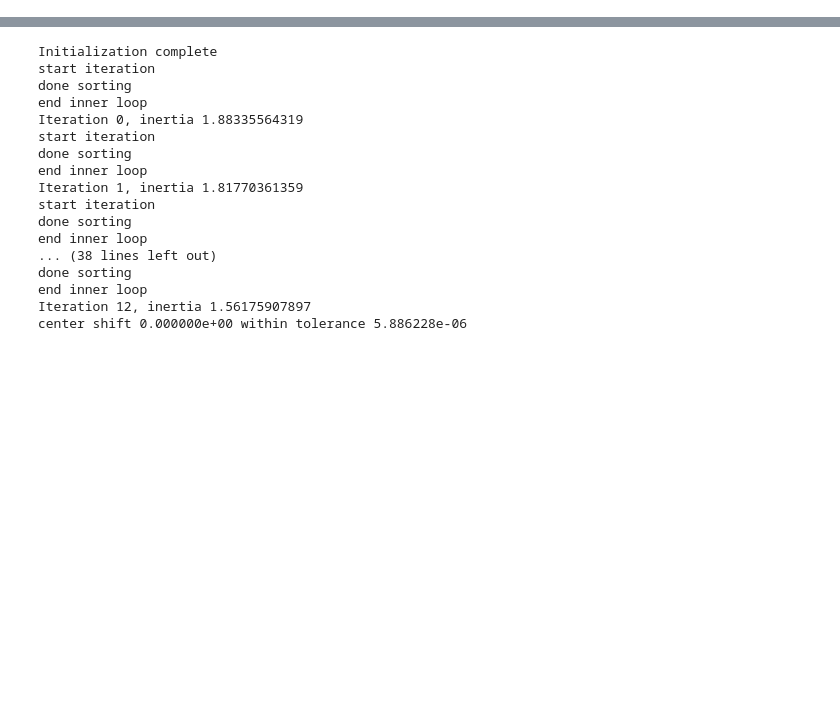
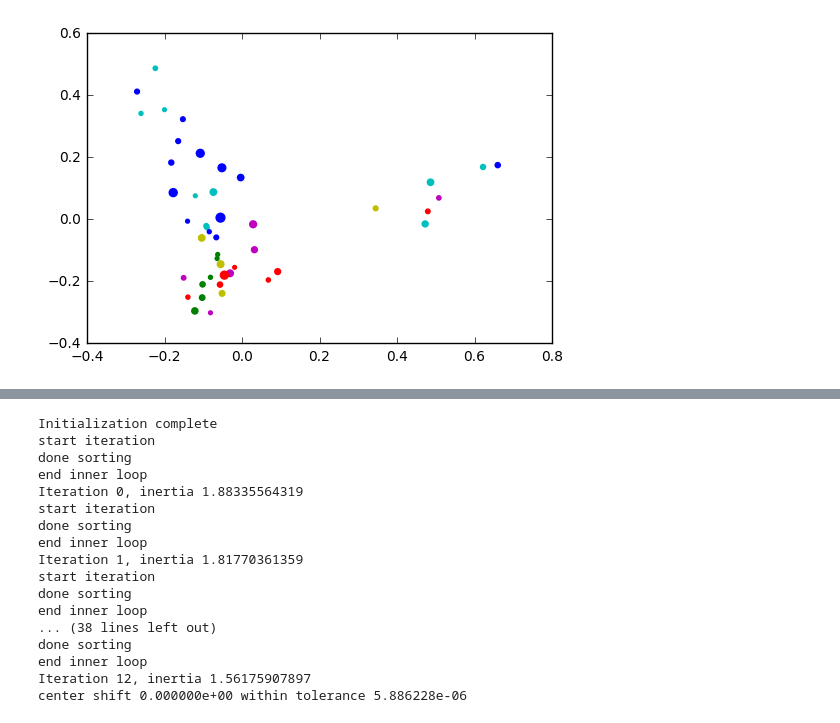
Before and after one commit to JonathanReeve/character-attribution, a Jupyter notebook: waves-experiments.ipynb, the cells around one changed output, grey strips where cells are left out. Drawn from its saved outputs; the diff is of its cells as text; code cells hidden in the pictures; blank space fills up the shorter version.

```diff
--- a/waves-experiments.ipynb
+++ b/waves-experiments.ipynb
@@ -56,0 +98,4 @@ df = pd.DataFrame(tfidfs, columns=tfidf_vectorizer.get_feature_names())
+# %%
+tfidf_vectorizer = TfidfVectorizer(min_df=0.15, max_df=0.4)
+tfidfs = tfidf_vectorizer.fit_transform(docs).todense()
+df = pd.DataFrame(tfidfs, columns=tfidf_vectorizer.get_feature_names())
@@ -68,9 +118,0 @@ lsaDF['label'] = t.labels
-# %%
-# Plot stuff
-ax = None
-for char in t.chars:
-    charDF = lsaDF.loc[lsaDF['label'] == char]
-    if ax is None:
-        charDF.plot(kind='scatter', x='x', y='y', color=translateColor(char), label=char)
-    else:
-        ax.plot(kind='scatter', x='x', y='y', color=translateColor(char), label=char)
@@ -84,3 +119,9 @@ for char in t.chars:
+# %%
+# Do PCA
+pca = PCA(n_components=2)
+pca_out = pca.fit_transform(df)
+pcaDF = pd.DataFrame(pca_out, columns=['x', 'y'])
+addLabels(pcaDF)
 # %%
 def translateColor(label):
     colorDict = {'B': 'b', 'S': 'g', 'R': 'r', 'N': 'c', 'J': 'y', 'L': 'm'}
@@ -89,0 +129,10 @@ lsaDF['colors'] = lsaDF['label'].apply(translateColor)
+# %%
+def plotChars(df):
+    for char in t.chars:
+        charDF = df.loc[df['char'] == char]
+        plt.scatter(charDF['x'], charDF['y'], color=translateColor(char), s=charDF['lengths'], label=char)
+        #plt.legend()
+# %%
+plotChars(pcaDF)
+# %% [output]
+[figure, added]
```
Also changed, not shown: parts of 19 cells of this notebook.
